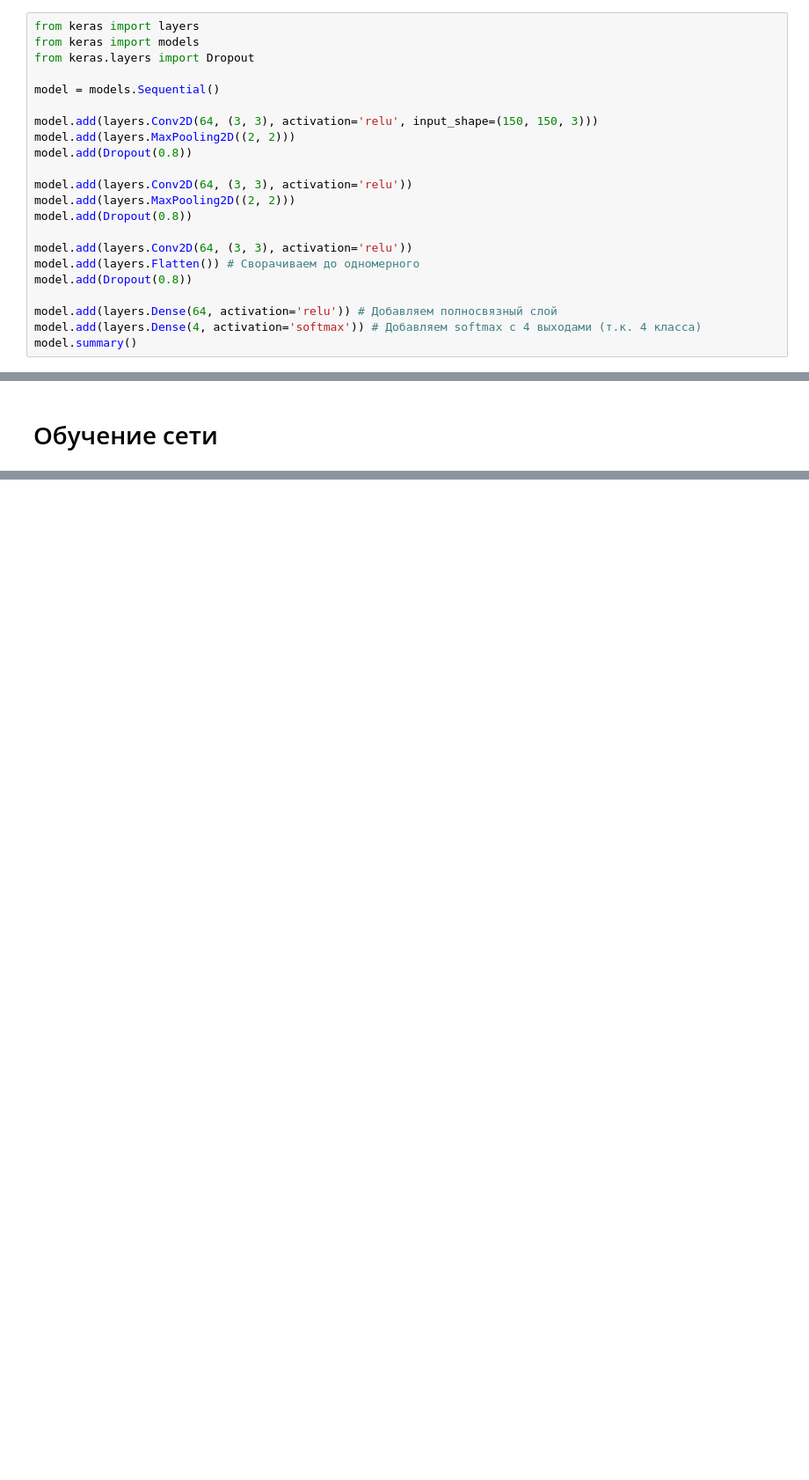
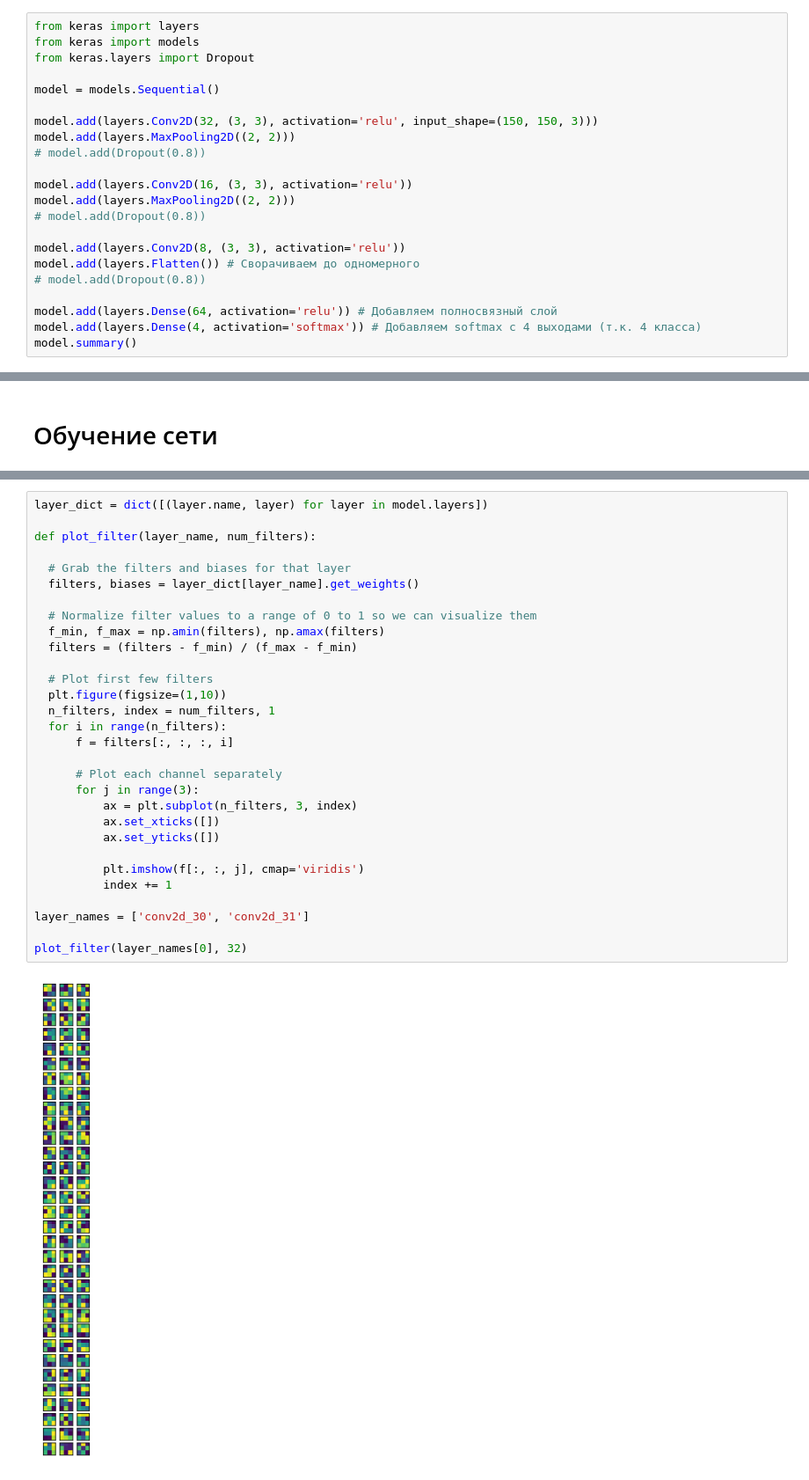
Before and after one commit to ArtemAvanesov/Roonyx-Labs, a Jupyter notebook: 5_colab.ipynb, the cells around one changed output, grey strips where cells are left out. Shown at 88% size. Saved outputs shown, nothing was run; the diff lists cells and outputs as text; blank space fills up the shorter version.

```diff
--- a/5_colab.ipynb
+++ b/5_colab.ipynb
@@ -192,17 +192,17 @@ from keras.layers import Dropout
 
 model = models.Sequential()
 
-model.add(layers.Conv2D(64, (3, 3), activation='relu', input_shape=(150, 150, 3)))
+model.add(layers.Conv2D(32, (3, 3), activation='relu', input_shape=(150, 150, 3)))
 model.add(layers.MaxPooling2D((2, 2)))
-model.add(Dropout(0.8))
+# model.add(Dropout(0.8))
 
-model.add(layers.Conv2D(64, (3, 3), activation='relu'))
+model.add(layers.Conv2D(16, (3, 3), activation='relu'))
 model.add(layers.MaxPooling2D((2, 2)))
-model.add(Dropout(0.8))
+# model.add(Dropout(0.8))
 
-model.add(layers.Conv2D(64, (3, 3), activation='relu'))
+model.add(layers.Conv2D(8, (3, 3), activation='relu'))
 model.add(layers.Flatten()) # Сворачиваем до одномерного
-model.add(Dropout(0.8))
+# model.add(Dropout(0.8))
 
 model.add(layers.Dense(64, activation='relu')) # Добавляем полносвязный слой
 model.add(layers.Dense(4, activation='softmax')) # Добавляем softmax с 4 выходами (т.к. 4 класса)
@@ -260,0 +268,32 @@ plt.legend(['Train', 'Test'], loc='upper left')
+# %%
+layer_dict = dict([(layer.name, layer) for layer in model.layers])
+
+def plot_filter(layer_name, num_filters):
+
+  # Grab the filters and biases for that layer
+  filters, biases = layer_dict[layer_name].get_weights()
+
+  # Normalize filter values to a range of 0 to 1 so we can visualize them
+  f_min, f_max = np.amin(filters), np.amax(filters)
+  filters = (filters - f_min) / (f_max - f_min)
+
+  # Plot first few filters
+  plt.figure(figsize=(1,10))
+  n_filters, index = num_filters, 1
+  for i in range(n_filters):
+      f = filters[:, :, :, i]
+
+      # Plot each channel separately
+      for j in range(3):
+          ax = plt.subplot(n_filters, 3, index)
+          ax.set_xticks([])
+          ax.set_yticks([])
+
+          plt.imshow(f[:, :, j], cmap='viridis')
+          index += 1
+
+layer_names = ['conv2d_30', 'conv2d_31']
+
+plot_filter(layer_names[0], 32)
+# %% [output]
+[figure, added]
```
Also changed, not shown: parts of 7 cells of this notebook.
